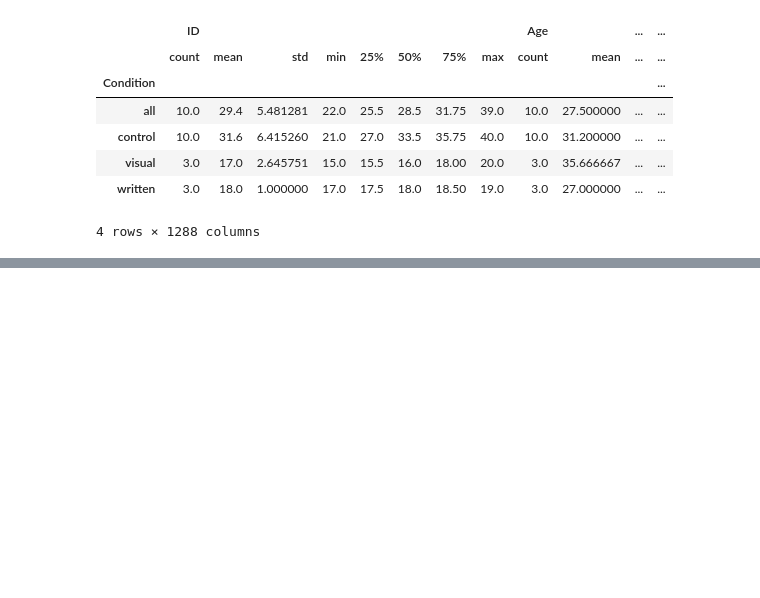
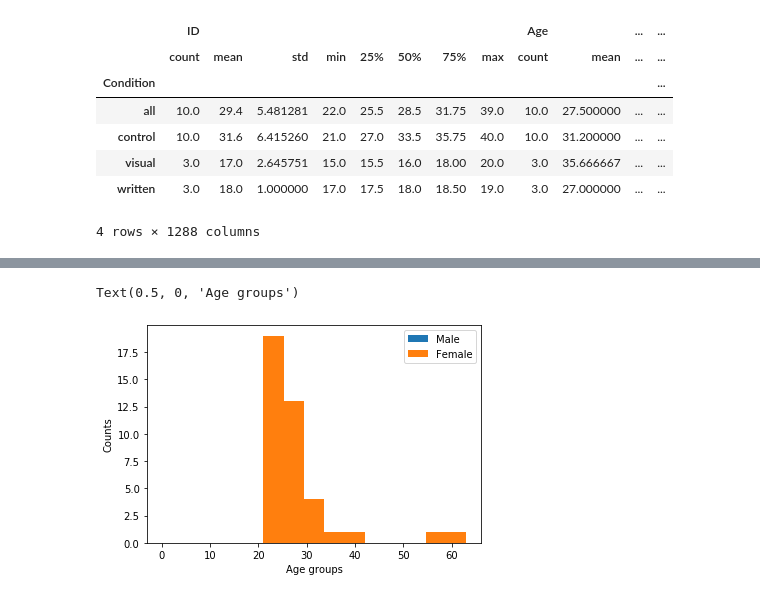
Before and after one commit to Nitrow/P10-SOCIAL-RL, a Jupyter notebook: resources/DataProcessing - HistogamPlots.ipynb, the cells around one changed output, grey strips where cells are left out. Saved outputs shown, nothing was run; the diff lists cells and outputs as text; code cells hidden in the pictures; blank space fills up the shorter version.

```diff
--- a/resources/DataProcessing.ipynb
+++ b/resources/DataProcessing - HistogamPlots.ipynb
@@ -136,0 +144,16 @@ df_gamescores.groupby("Condition").describe()
+# %%
+gender = {'Male': 1,'Female': 2}
+#df.Gender = [gender[item] for item in df.Gender]
+df_Male = df[df["Gender"]==1]
+df_Female = df[df["Gender"]!=1]
+# plt.hist(df_Male, label="Male")
+# plt.hist(df_Female, label="Female")
+# %%
+plt.hist(df_Male["Age"], label="Male")
+plt.hist(df_Female["Age"], label="Female")
+plt.legend()
+plt.ylabel("Counts")
+plt.xlabel("Age groups")
+# %% [output]
+Text(0.5, 0, 'Age groups')
+[figure, added]
```
Also changed, not shown: parts of 8 cells of this notebook, 8 other files.
